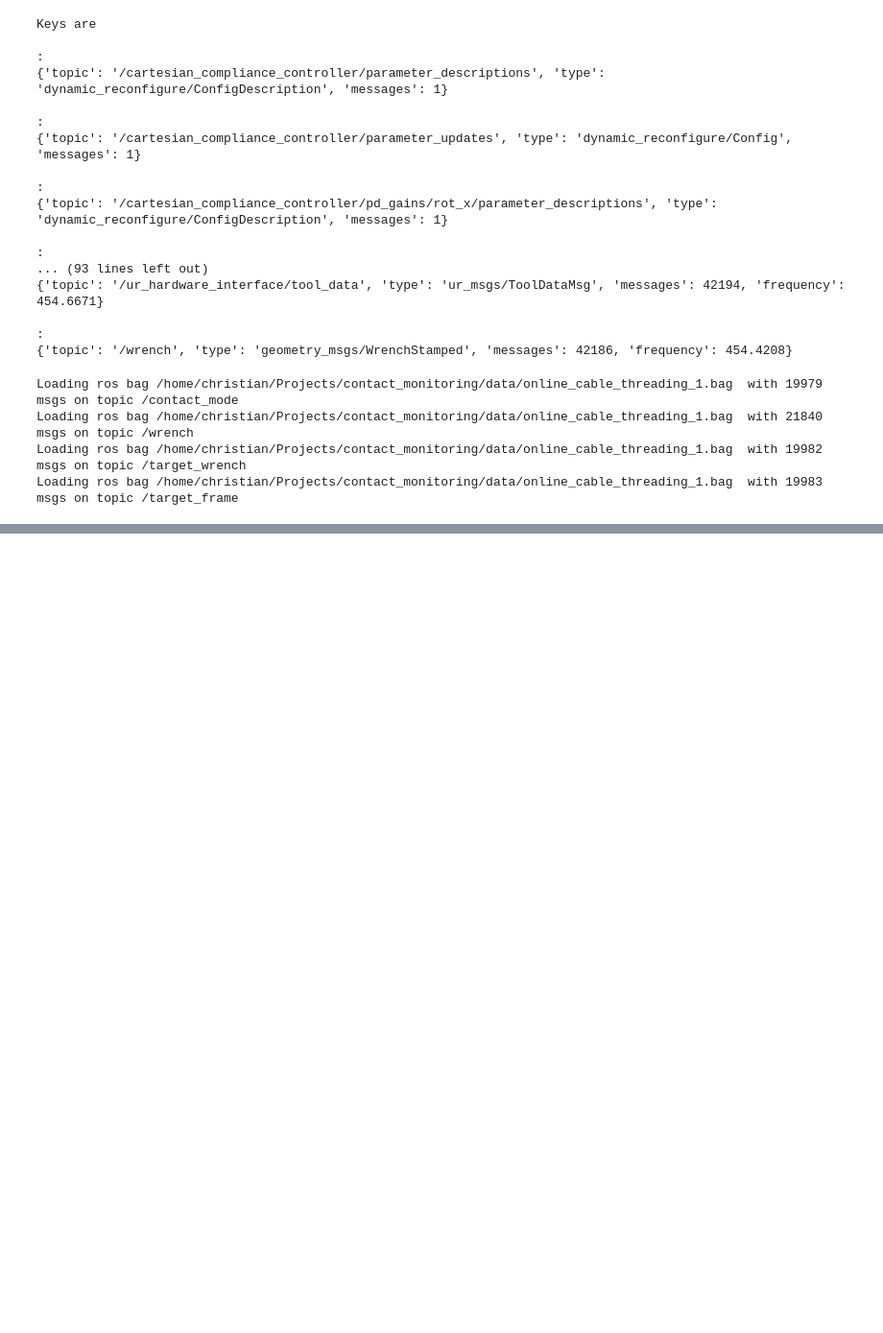
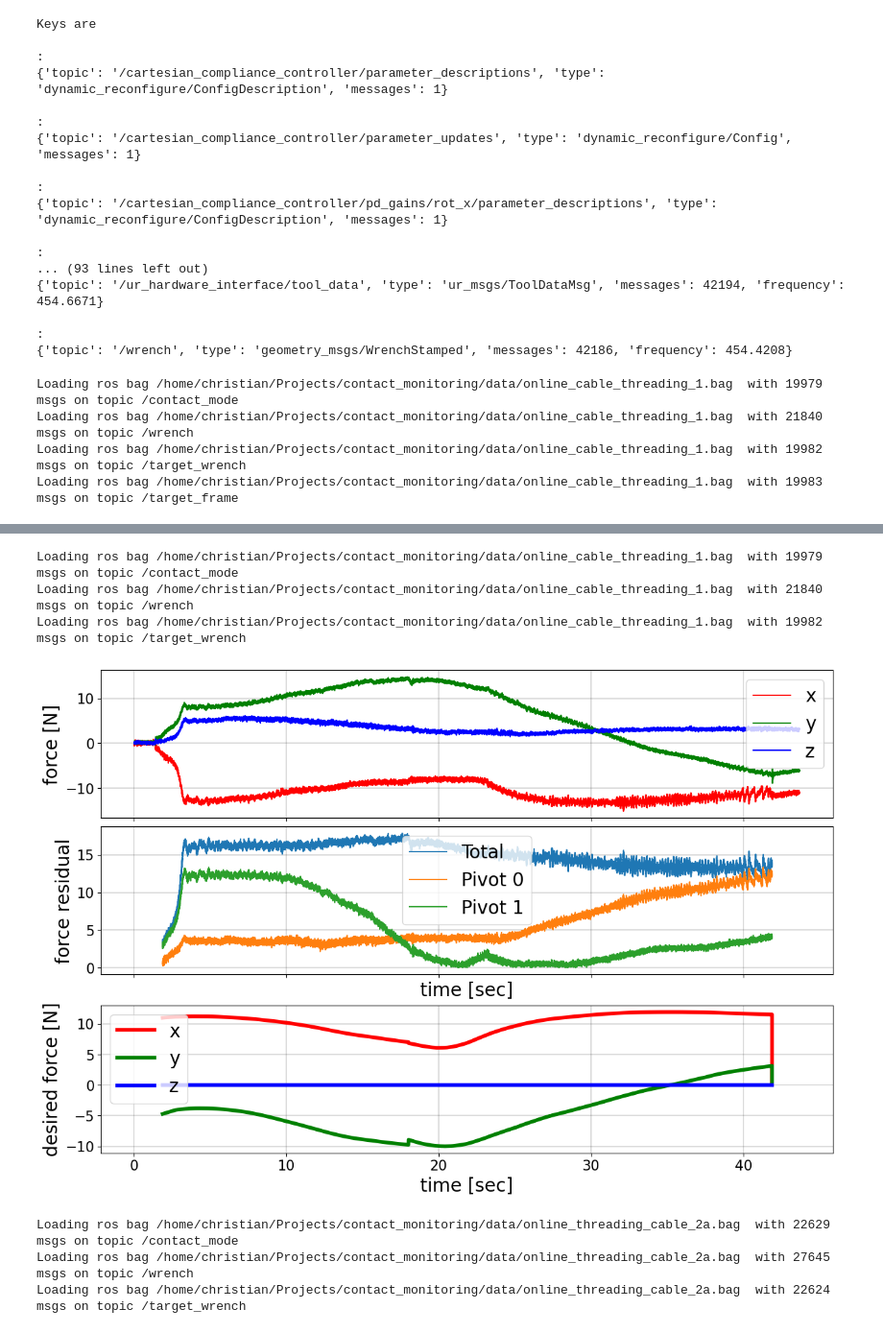
Before and after one commit to khaninger/contact_monitoring, a Jupyter notebook: rosbag_plot.ipynb, the cells around one changed output, grey strips where cells are left out. Shown at 96% size. Cells and saved outputs as stored; diff of their text form; code cells hidden in the pictures; blank space fills up the shorter version.

```diff
--- a/rosbag_plot.ipynb
+++ b/rosbag_plot.ipynb
@@ -225,0 +295,61 @@ IndexError: index 2 is out of bounds for axis 0 with size 2
+# %%
+path = '/home/christian/Projects/contact_monitoring/data/'
+
+bags = ['online_cable_threading_1.bag', 'online_threading_cable_2a.bag']
+
+for bag in bags:
+    contact_state_msgs = bag_loader(path+bag, map_joint_state, topic_name = 'contact_mode')
+    FT_msgs = bag_loader(path+bag, map_wrench, topic_name = 'wrench')
+    des_FT_msgs = bag_loader(path+bag, map_wrench, topic_name = 'target_wrench')
+
+    FT_des = des_FT_msgs['force']
+    FT_f = FT_msgs['force']
+    Contact = contact_state_msgs['pos']
+
+    #time (offset by min t_start)
+    time_contact = list(contact_state_msgs['t'])
+    time_FT = np.array(list(FT_msgs['t']))
+    time_FT_des = np.array(list(des_FT_msgs['t']))
+
+    t_start = min(min(time_FT),min(time_contact),min(time_FT_des))
+    #t_start = min(min(time_FT),min(time_contact))
+    time_contact -= t_start
+    time_FT -= t_start
+    time_FT_des -= t_start
+
+    fig, ax = plt.subplots(3, 1, sharex=True,figsize=(12,8), constrained_layout=True)
+
+    ax[0].plot(time_FT, FT_f[0,:], color='r', label= "x")
+    ax[0].plot(time_FT, FT_f[1,:], color='g', label= "y")
+    ax[0].plot(time_FT, FT_f[2,:], color='b', label= "z")
+    ax[0].set_ylabel("force [N]", fontsize=20)
+
+    ax[1].plot(time_contact, Contact[0,:], label="Total")
+    ax[1].plot(time_contact, Contact[1,:], label="Pivot 0")
+    ax[1].plot(time_contact, Contact[2,:], label="Pivot 1")
+    ax[1].set_xlabel("time [sec]", fontsize=20)
+    ax[1].set_ylabel("force residual", fontsize=20)
+
+
+    ax[2].plot(time_FT_des, FT_des[0,:], color='r', label="x", linewidth=4)
+    ax[2].plot(time_FT_des, FT_des[1,:], color='g', label="y", linewidth=4)
+    ax[2].plot(time_FT_des, FT_des[2,:], color='b', label="z", linewidth=4)
+    ax[2].set_xlabel("time [sec]", fontsize=20)
+    ax[2].set_ylabel("desired force [N]", fontsize=20)
+
+
+    for i in range(3):
+        ax[i].legend(fontsize=20)
+        ax[i].tick_params(axis='both', which='major', labelsize=15)
+        ax[i].grid(color='black', linestyle='-', linewidth=.2)
+
+
+    plt.show()
+# %% [output]
+Loading ros bag /home/christian/Projects/contact_monitoring/data/online_cable_threading_1.bag  with 19979 msgs on topic /contact_mode
+Loading ros bag /home/christian/Projects/contact_monitoring/data/online_cable_threading_1.bag  with 21840 msgs on topic /wrench
+Loading ros bag /home/christian/Projects/contact_monitoring/data/online_cable_threading_1.bag  with 19982 msgs on topic /target_wrench
+[figure, added]
+Loading ros bag /home/christian/Projects/contact_monitoring/data/online_threading_cable_2a.bag  with 22629 msgs on topic /contact_mode
+Loading ros bag /home/christian/Projects/contact_monitoring/data/online_threading_cable_2a.bag  with 27645 msgs on topic /wrench
+Loading ros bag /home/christian/Projects/contact_monitoring/data/online_threading_cable_2a.bag  with 22624 msgs on topic /target_wrench
```
Also changed, not shown: parts of 3 cells of this notebook, 4 other files.
